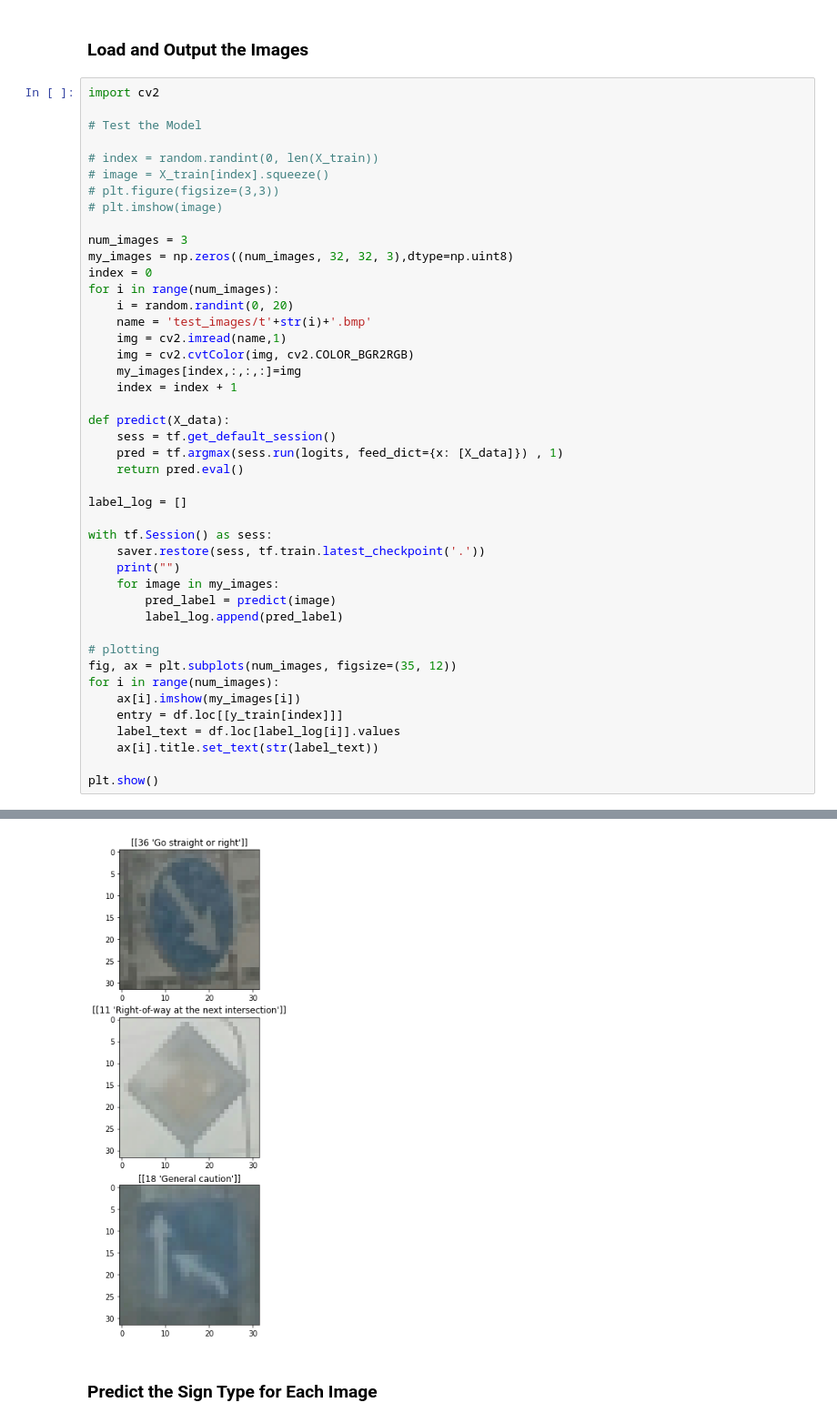
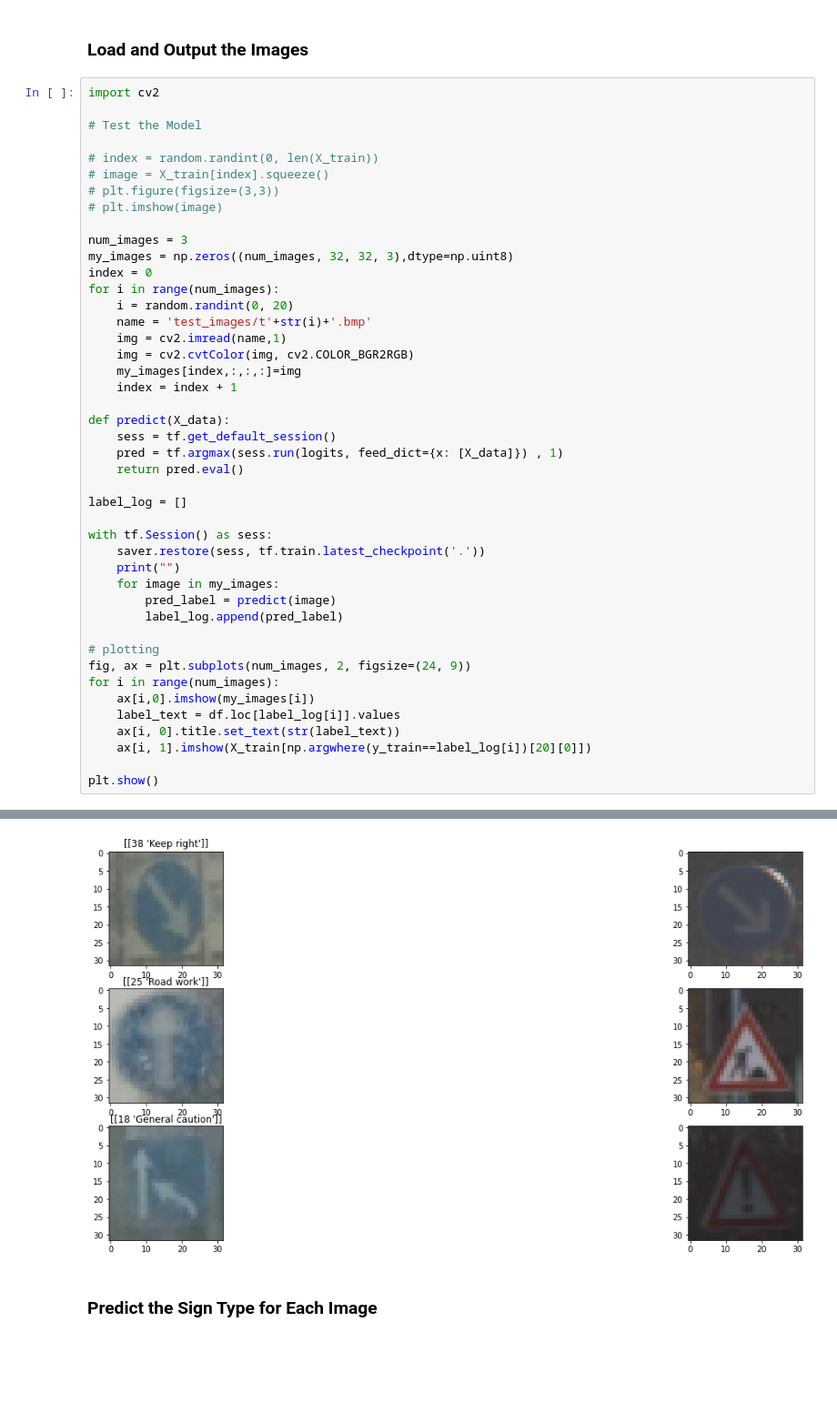
Before and after one commit to shlok-agarwal/Traffic-Sign-Classifier, a Jupyter notebook: Traffic_Sign_Classifier.ipynb, the cells around one changed output, grey strips where cells are left out. Shown: that part at 91% size. Saved outputs shown, nothing was run; the diff lists cells and outputs as text; blank space fills up the shorter version.

Commit message:
more intuitive plots but still not great results on new images

```diff
--- a/Traffic_Sign_Classifier.ipynb
+++ b/Traffic_Sign_Classifier.ipynb
@@ -468,38 +468,38 @@ my_images = np.zeros((num_images, 32, 32, 3),dtype=np.uint8)
 index = 0
 for i in range(num_images):
     i = random.randint(0, 20)
     name = 'test_images/t'+str(i)+'.bmp'
     img = cv2.imread(name,1)
     img = cv2.cvtColor(img, cv2.COLOR_BGR2RGB)
     my_images[index,:,:,:]=img
     index = index + 1
 
 def predict(X_data):
     sess = tf.get_default_session()
     pred = tf.argmax(sess.run(logits, feed_dict={x: [X_data]}) , 1)
     return pred.eval()
 
 label_log = []
 
 with tf.Session() as sess:
     saver.restore(sess, tf.train.latest_checkpoint('.'))
     print("")
     for image in my_images:
         pred_label = predict(image)
         label_log.append(pred_label)
 
 # plotting
-fig, ax = plt.subplots(num_images, figsize=(35, 12))
+fig, ax = plt.subplots(num_images, 2, figsize=(24, 9))
 for i in range(num_images):
-    ax[i].imshow(my_images[i])
-    entry = df.loc[[y_train[index]]]
+    ax[i,0].imshow(my_images[i])
     label_text = df.loc[label_log[i]].values
-    ax[i].title.set_text(str(label_text))
+    ax[i, 0].title.set_text(str(label_text))
+    ax[i, 1].imshow(X_train[np.argwhere(y_train==label_log[i])[20][0]])
 
 plt.show()
 # %% [output]
 INFO:tensorflow:Restoring parameters from .\lenet
-[figure, old version]
+[figure, new version]
 # %% [markdown]
 ### Predict the Sign Type for Each Image
 # %%
```
Also changed, not shown: parts of 2 cells of this notebook.
